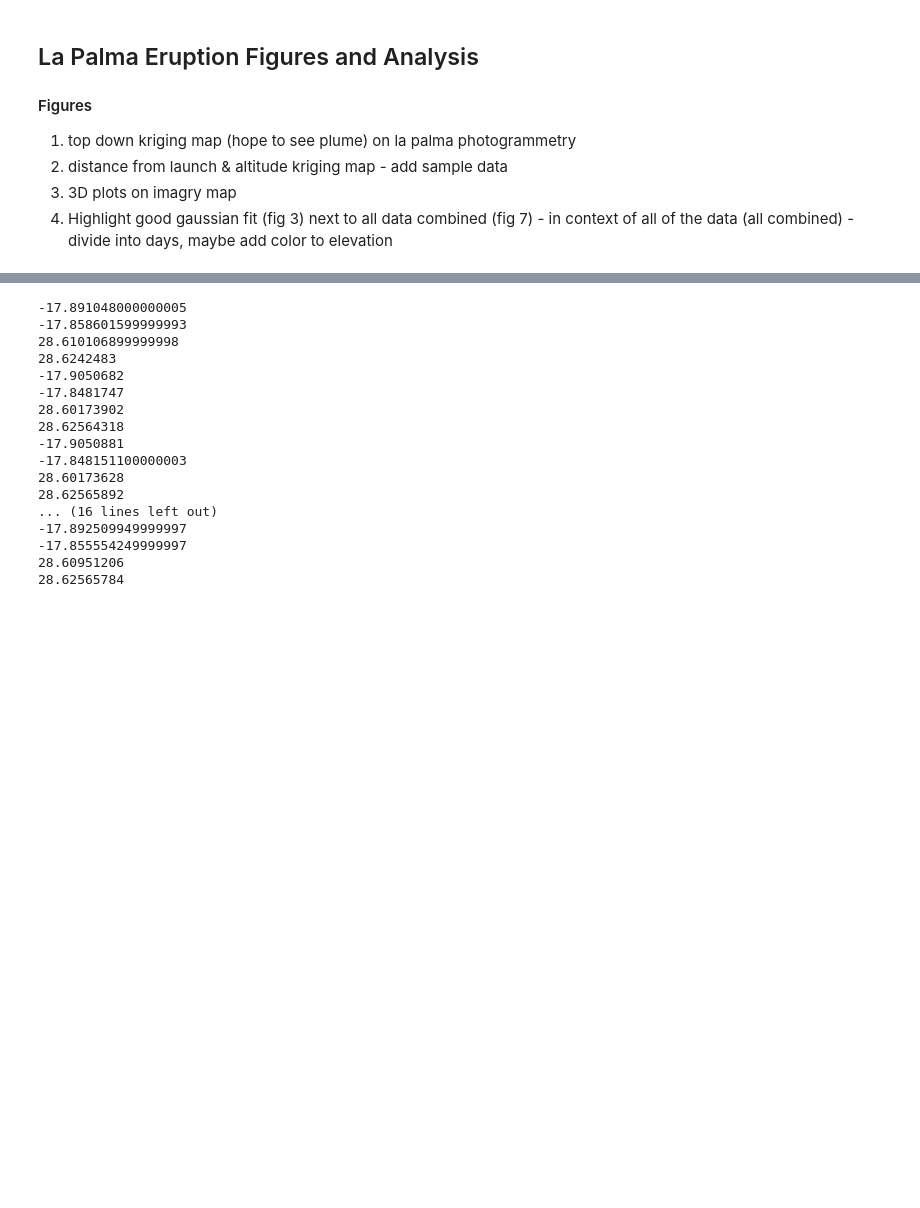
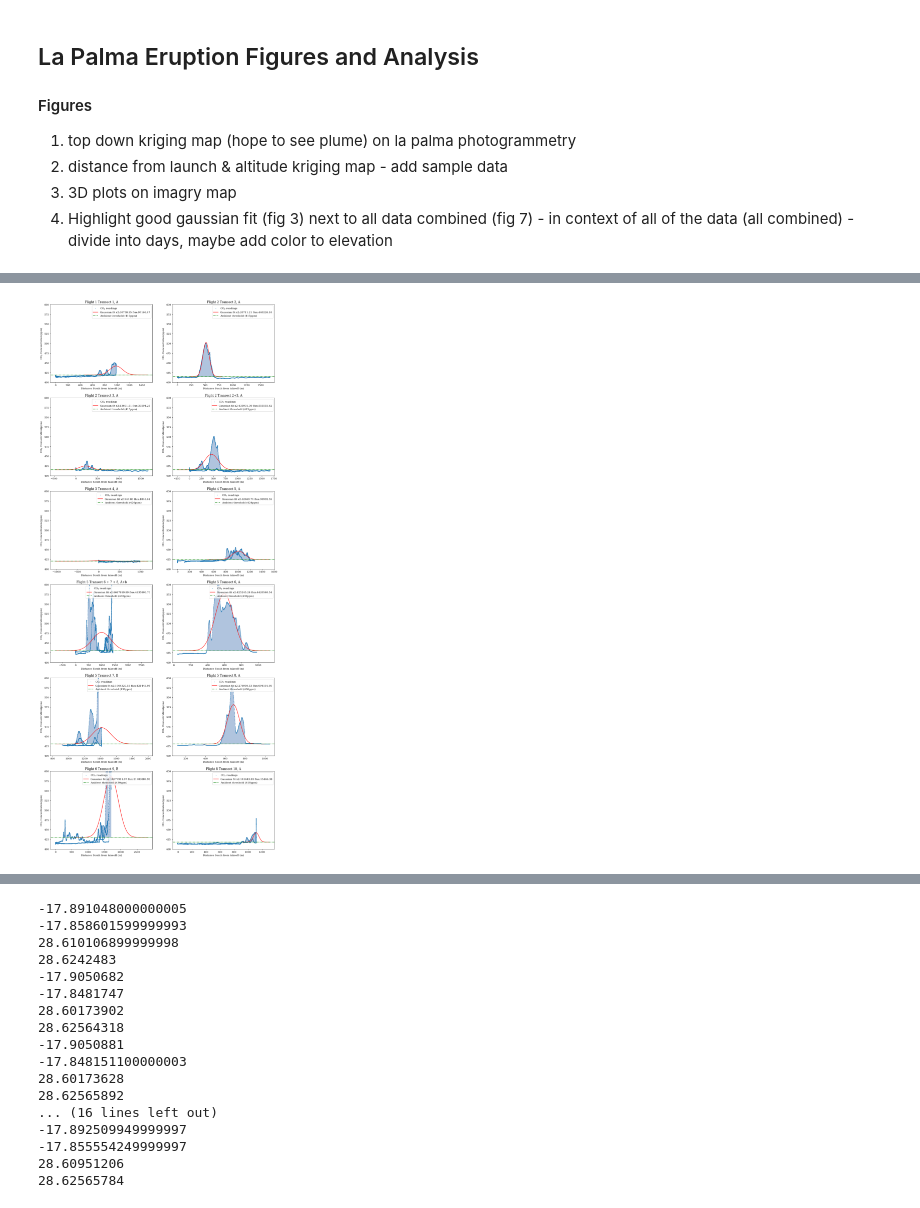
Before and after one commit to BCLab-UNM/lapalma-expedition, a Jupyter notebook: La Palma Nov 2021.ipynb, the cells around one changed output, grey strips where cells are left out. Drawn from its saved outputs; the diff is of its cells as text; code cells hidden in the pictures; blank space fills up the shorter version.

```diff
--- a/La Palma Nov 2021.ipynb
+++ b/La Palma Nov 2021.ipynb
@@ -331,8 +353,9 @@ def render_distance_data(starting_position, data, ambient, title, ax, limit_dist
     total = 0
     count = 0
 
+
+
     distance_data = []
-    distance_co2 = []
     earthCircumference = 40008000
     max_distance = 0
     for d in data:
@@ -341,15 +364,16 @@ def render_distance_data(starting_position, data, ambient, title, ax, limit_dist
 #         lon_diff = (starting_position.lon - d.lon) * (earthCircumference / 360)
 #         distance = math.sqrt((lat_diff*lat_diff) + (lon_diff*lon_diff))
         distance = lat_diff
-        distance_data.append(distance)
-        distance_co2.append(d.value)
+        distance_data.append({"distance": distance, "value": d.value})
         if(distance > max_distance):
             max_distance = distance
 
+#     distance_data.sort(key=lambda v: v["distance"])
+
     for i in range(len(distance_data)):
-        if distance_co2[i] > ambient:
-            relative_co2 = distance_co2[i] - ambient
-            total = total + (relative_co2 * distance_data[i])
+        if distance_data[i]["value"] > ambient:
+            relative_co2 = distance_data[i]["value"] - ambient
+            total = total + (relative_co2 * distance_data[i]["distance"])
             count = count + relative_co2
 
 #     print(count)
@@ -358,11 +382,11 @@ def render_distance_data(starting_position, data, ambient, title, ax, limit_dist
 
     std_total = 0
     for i in range(len(distance_data)):
-        if distance_co2[i] > ambient:
-            relative_co2 = distance_co2[i] - ambient
-            distance_diff = distance_data[i] - mean
+        if distance_data[i]["value"] > ambient:
+            relative_co2 = distance_data[i]["value"] - ambient
+            distance_diff = distance_data[i]["distance"] - mean
             std_total = std_total + (relative_co2 * (distance_diff * distance_diff))
-    m = len(distance_co2)
+    m = len(distance_data)
 #     print("m: {} count: {}".format(m, count))
     std_dev = math.sqrt(std_total / (((m-1) / m) * count))
 
@@ -372,10 +396,10 @@ def render_distance_data(starting_position, data, ambient, title, ax, limit_dist
 
     def difference(s):
         difference_sum = 0
-        for i in range(len(distance_co2)) :
-            if distance_co2[i] > ambient:
-                calculated_value = gaussian(distance_data[i], s, mean, std_dev)
-                calculated_difference = distance_co2[i] - ambient
+        for i in range(len(distance_data)) :
+            if distance_data[i]["value"] > ambient:
+                calculated_value = gaussian(distance_data[i]["distance"], s, mean, std_dev)
+                calculated_difference = distance_data[i]["value"] - ambient
                 difference = calculated_value - calculated_difference
                 difference_sum = difference_sum + (difference ** 2)
         return difference_sum
@@ -406,25 +430,48 @@ def render_distance_data(starting_position, data, ambient, title, ax, limit_dist
     def flux(C):
         return math.pow((C * 44.01 / 24.45), 2) *10 * math.pow(10, -9) * 60 * 60 * 24
 
+    def area():
+
+        area_sum = 0
+        size = len(distance_data)
+        for i in range(size):
+            if distance_data[i]["value"] > ambient:
+                left = (distance_data[i-1]["distance"] + distance_data[i]["distance"]) / 2 if i > 0 else distance_data[i]["distance"]
+                right = (distance_data[i]["distance"] + distance_data[i+1]["distance"]) / 2 if i < size - 1 else distance_data[i]["distance"]
+                area_sum += (distance_data[i]["value"] - ambient) * abs(right - left)
+
+        return area_sum
+
+    def render_scatter_areas(ax):
+
+        size = len(distance_data)
+        for i in range(size):
+            if distance_data[i]["value"] > ambient:
+                left = (distance_data[i-1]["distance"] + distance_data[i]["distance"]) / 2 if i > 0 else distance_data[i]["distance"]
+                right = (distance_data[i]["distance"] + distance_data[i+1]["distance"]) / 2 if i < size - 1 else distance_data[i]["distance"]
+                ax.add_patch(Rectangle((left, ambient), right - left, distance_data[i]["value"] - ambient, color='lightsteelblue'))
 
     [minimum_s, minimum_x2] = gradient_descent(0, 100, 1000)
+
+    scatter_area = area()
 
 #     print(title)
 #     print('Gaussian fit (m:{:.2f} s:{:.2f} a:{:.2f} x2:{:.2f})'.format(mean, std_dev, minimum_s, minimum_x2))
 #     print("flux:{:.2f}".format(flux(minimum_s)))
 #     print("mean {} stdev: {}".format(mean, std_dev))
 #     print("Average: {}".format((total / count)) )
-    print("{}, {:.2f}, {:.2f}, {:.2f}, {:.2f}, {:.2f}".format(title, mean, std_dev, minimum_s, minimum_x2, flux(minimum_s)))
+    print("{}, {:.2f}, {:.2f}, {:.2f}, {:.2f}, {:.2f}, {:.2f}".format(title, mean, std_dev, scatter_area, minimum_s, minimum_x2, flux(minimum_s)))
 
     x = np.linspace(mean - 5*std_dev, mean + 5*std_dev, 100)
     pdf = [(x) + ambient for x in gaussian(x, minimum_s, mean, std_dev)]
 
     ax.title.set_text(title)
-    ax.scatter(distance_data, distance_co2, s=1, label="$CO_2$ readings")
+    render_scatter_areas(ax)
+    ax.scatter([d["distance"] for d in distance_data], [d["value"] for d in distance_data], s=1, label="CO$_2$ readings")
     ax.plot(x, pdf, c='r', label='Gaussian fit x2:{:.2f} flux:{:.2f}'.format(minimum_x2, flux(minimum_s)))
     ax.axhline(y = ambient, color = 'g', linestyle = '-.', label="Ambient threshold ({}ppm)".format(ambient))
-    ax.set_xlabel('Distance From Takeoff (m)')
-    ax.set_ylabel('$CO_2$ Concentration(ppm)')
+    ax.set_xlabel('Distance South from takeoff (m)')
+    ax.set_ylabel('CO$_2$ Concentration(ppm)')
     if limit_distance is not None:
         ax.set_aspect('auto')
         ax.set_xlim(0, limit_distance)
@@ -433,3 +480,36 @@ def render_distance_data(starting_position, data, ambient, title, ax, limit_dist
     if legend:
         ax.legend()
     ax.plot()
+
+fig, axs = plt.subplots(6, 2, figsize=(16, 40))
+
+# render_distance_data(lapalma_flight1[0], lapalma_flight1, 419, 'Flight 1 Transect 1 Plume A', axs[0,0], legend=False, use_max=True)
+# render_distance_data(lapalma_flight2a[0], lapalma_flight2a, 415, 'Flight 2 Transect 2 Plume A', axs[0,1], legend=False)
+# render_distance_data(lapalma_flight2b[len(lapalma_flight2b) - 1], lapalma_flight2b, 415, 'Flight 2 Transect 3 Plume A', axs[1,0], legend=False)
+# render_distance_data(lapalma_flight2a[0], (lapalma_flight2a + lapalma_flight2b), 415, 'Flight 2 Transect 2+3 Plume A', axs[1,1], legend=False)
+# render_distance_data(lapalma_flight3[0], lapalma_flight3, 420, 'Flight 3 Transect 4 Plume A', axs[2,0], legend=False)
+# render_distance_data(lapalma_flight4[0], lapalma_flight4, 424, 'Flight 4 Transect 5 Plume A', axs[2,1], legend=False)
+# render_distance_data(lapalma_flight5[0], lapalma_flight5, 430, 'Flight 5 Transect 6 + 7 + 8 Plume A+b',  axs[3,0], legend=False)
+# render_distance_data(lapalma_flight5[0], first_plume, 430, 'Flight 5 Transect 6 Plume A', axs[3,1], legend=False)
+# render_distance_data(lapalma_flight5[0], curtain_plume, 430, 'Flight 5 Transect 7 Plume B', axs[4,0], legend=False, use_max=True)
+# render_distance_data(lapalma_flight5[0], returning_plume, 430, 'Flight 5 Transect 8 Plume A', axs[4,1], legend=False)
+# render_distance_data(lapalma_flight6[0], lapalma_flight6, 430, 'Flight 6 Transect 9 Plume B', axs[5,0], legend=False, use_max=True)
+# render_distance_data(lapalma_flight8[0], lapalma_flight8, 418, 'Flight 8 Transect 10 Plume A', axs[5,1], legend=False, use_max=True)
+
+render_distance_data(lapalma_flight1[0], lapalma_flight1, 419, 'Flight 1 Transect 1, A', axs[0,0], legend=True, use_max=True)
+render_distance_data(lapalma_flight2a[0], lapalma_flight2a, 415, 'Flight 2 Transect 2, A', axs[0,1], legend=True)
+render_distance_data(lapalma_flight2a[0], (lapalma_flight2a + lapalma_flight2b), 415, 'Flight 2 Transect 2+3, A', axs[1,1], legend=True)
+render_distance_data(lapalma_flight2b[len(lapalma_flight2b) - 1], lapalma_flight2b, 415, 'Flight 2 Transect 3, A', axs[1,0], legend=True)
+render_distance_data(lapalma_flight3[0], lapalma_flight3, 420, 'Flight 3 Transect 4, A', axs[2,0], legend=True)
+render_distance_data(lapalma_flight4[0], lapalma_flight4, 424, 'Flight 4 Transect 5, A', axs[2,1], legend=True)
+render_distance_data(lapalma_flight5[0], lapalma_flight5, 430, 'Flight 5 Transect 6 + 7 + 8, A+b',  axs[3,0], legend=True)
+render_distance_data(lapalma_flight5[0], first_plume, 430, 'Flight 5 Transect 6, A', axs[3,1], legend=True)
+render_distance_data(lapalma_flight5[0], curtain_plume, 430, 'Flight 5 Transect 7, B', axs[4,0], legend=True, use_max=True)
+render_distance_data(lapalma_flight5[0], returning_plume, 430, 'Flight 5 Transect 8, A', axs[4,1], legend=True)
+render_distance_data(lapalma_flight6[0], lapalma_flight6, 430, 'Flight 6 Transect 9, B', axs[5,0], legend=True, use_max=True)
+render_distance_data(lapalma_flight8[0], lapalma_flight8, 418, 'Flight 8 Transect 10, A', axs[5,1], legend=True, use_max=True)
+
+
+plt.savefig("transects.pdf", format="pdf")
+plt.savefig("transects.png", format="png")
+# %% [output]
@@ -435,0 +528 @@ def render_distance_data(starting_position, data, ambient, title, ax, limit_dist
+[figure, added]
```
Also changed, not shown: parts of 8 cells of this notebook, 1 other file.
